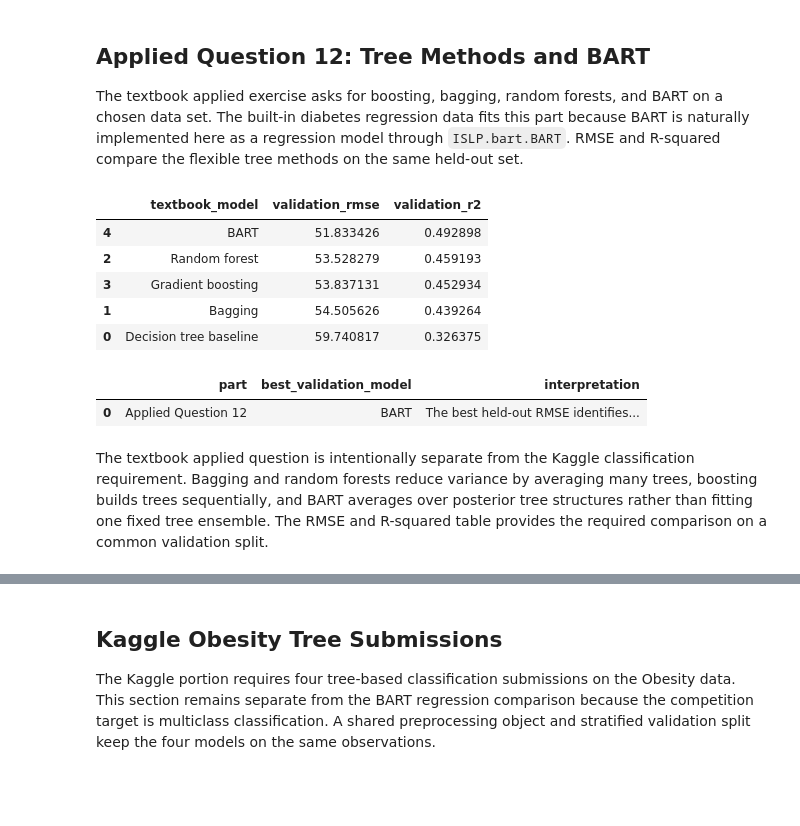
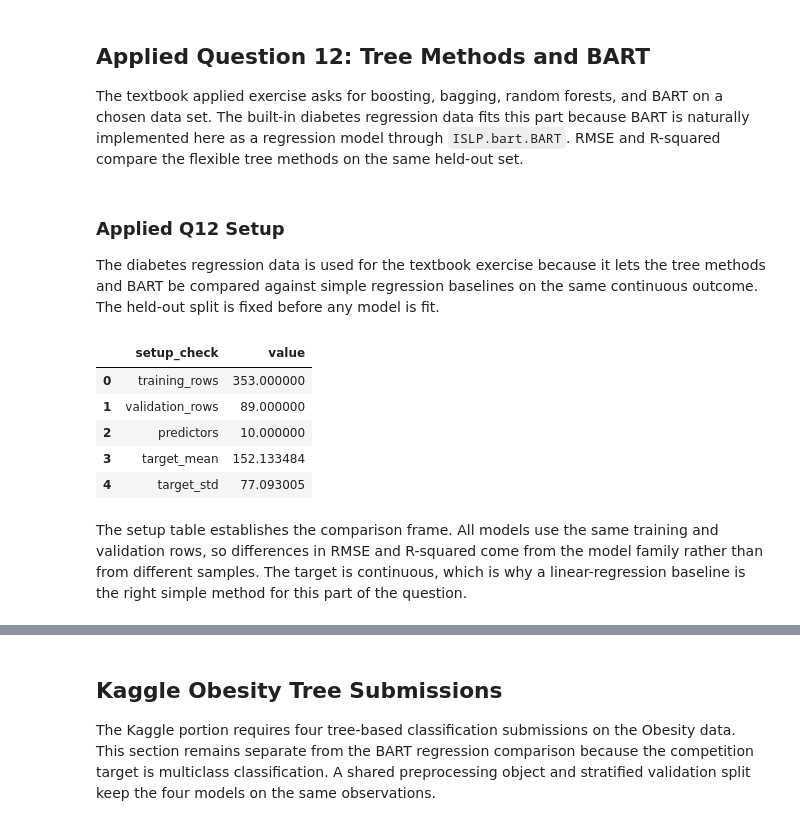
Before and after one commit to maldo81/dds-8555-predictive-analysis, a Jupyter notebook: Week 6/Assignment 6/MaldonadoJDDS8555-6.ipynb, the cells around one changed output, grey strips where cells are left out. Drawn from its saved outputs; the diff is of its cells as text; code cells hidden in the pictures; blank space fills up the shorter version.

```diff
--- a/Week 6/Assignment 6/MaldonadoJDDS8555-6.ipynb
+++ b/Week 6/Assignment 6/MaldonadoJDDS8555-6.ipynb
@@ -31,50 +103,43 @@ A six-region recursive binary split can be created by first splitting X1 at t1,
 ## Applied Question 12: Tree Methods and BART
 
 The textbook applied exercise asks for boosting, bagging, random forests, and BART on a chosen data set.  The built-in diabetes regression data fits this part because BART is naturally implemented here as a regression model through `ISLP.bart.BART`.  RMSE and R-squared compare the flexible tree methods on the same held-out set.
+# %% [markdown]
+### Applied Q12 Setup
+
+The diabetes regression data is used for the textbook exercise because it lets the tree methods and BART be compared against simple regression baselines on the same continuous outcome.  The held-out split is fixed before any model is fit.
 # %%
 from ISLP.bart import BART
 from sklearn.datasets import load_diabetes
 from sklearn.ensemble import BaggingRegressor, GradientBoostingRegressor, RandomForestRegressor
+from sklearn.linear_model import LinearRegression, RidgeCV
 from sklearn.metrics import mean_squared_error, r2_score
 from sklearn.model_selection import train_test_split
 from sklearn.tree import DecisionTreeRegressor
 
 diabetes = load_diabetes(as_frame=True)
 X_diabetes = diabetes.data
 y_diabetes = diabetes.target
 X_train_d, X_valid_d, y_train_d, y_valid_d = train_test_split(X_diabetes, y_diabetes, test_size=.2, random_state=RANDOM_STATE)
-tree_regressors = {
-    "Decision tree baseline": DecisionTreeRegressor(max_depth=4, random_state=RANDOM_STATE),
-    "Bagging": BaggingRegressor(estimator=DecisionTreeRegressor(random_state=RANDOM_STATE), n_estimators=100, random_state=RANDOM_STATE, n_jobs=1),
-    "Random forest": RandomForestRegressor(n_estimators=200, min_samples_leaf=5, random_state=RANDOM_STATE, n_jobs=1),
-    "Gradient boosting": GradientBoostingRegressor(random_state=RANDOM_STATE),
-    "BART": BART(num_trees=50, num_particles=5, max_stages=100, ndraw=20, burnin=20, random_state=RANDOM_STATE, n_jobs=1),
-}
-regression_rows = []
-for name, model in tree_regressors.items():
+
+def regression_metrics(name, model):
     model.fit(X_train_d, y_train_d)
     pred = np.asarray(model.predict(X_valid_d)).reshape(-1)
-    regression_rows.append({
+    return {
         "textbook_model": name,
         "validation_rmse": np.sqrt(mean_squared_error(y_valid_d, pred)),
         "validation_r2": r2_score(y_valid_d, pred),
-    })
-tree_regression_results = pd.DataFrame(regression_rows).sort_values("validation_rmse")
-display(tree_regression_results)
-best_tree_regression = tree_regression_results.iloc[0]["textbook_model"]
+    }, model
+
 display(pd.DataFrame({
-    "part": ["Applied Question 12"],
-    "best_validation_model": [best_tree_regression],
-    "interpretation": ["The best held-out RMSE identifies the strongest tree-family regression model for this chosen data set; BART is included as the Bayesian additive tree comparison required by the textbook exercise."],
+    "setup_check": ["training_rows", "validation_rows", "predictors", "target_mean", "target_std"],
+    "value": [len(X_train_d), len(X_valid_d), X_diabetes.shape[1], y_diabetes.mean(), y_diabetes.std()],
 }))
 # %% [output]
-|  | textbook_model | validation_rmse | validation_r2 |
-| 4 | BART | 51.833426 | 0.492898 |
-| 2 | Random forest | 53.528279 | 0.459193 |
-| 3 | Gradient boosting | 53.837131 | 0.452934 |
-| 1 | Bagging | 54.505626 | 0.439264 |
-| 0 | Decision tree baseline | 59.740817 | 0.326375 |
+|  | setup_check | value |
+| 0 | training_rows | 353.000000 |
+| 1 | validation_rows | 89.000000 |
+| 2 | predictors | 10.000000 |
+| 3 | target_mean | 152.133484 |
+| 4 | target_std | 77.093005 |
-|  | part | best_validation_model | interpretation |
-| 0 | Applied Question 12 | BART | The best held-out RMSE identifies... |
-# %% [markdown]
-The textbook applied question is intentionally separate from the Kaggle classification requirement.  Bagging and random forests reduce variance by averaging many trees, boosting builds trees sequentially, and BART averages over posterior tree structures rather than fitting one fixed tree ensemble.  The RMSE and R-squared table provides the required comparison on a common validation split.
+# %% [markdown]
+The setup table establishes the comparison frame.  All models use the same training and validation rows, so differences in RMSE and R-squared come from the model family rather than from different samples.  The target is continuous, which is why a linear-regression baseline is the right simple method for this part of the question.
```
Also changed, not shown: parts of 39 cells of this notebook, 1 other file.
